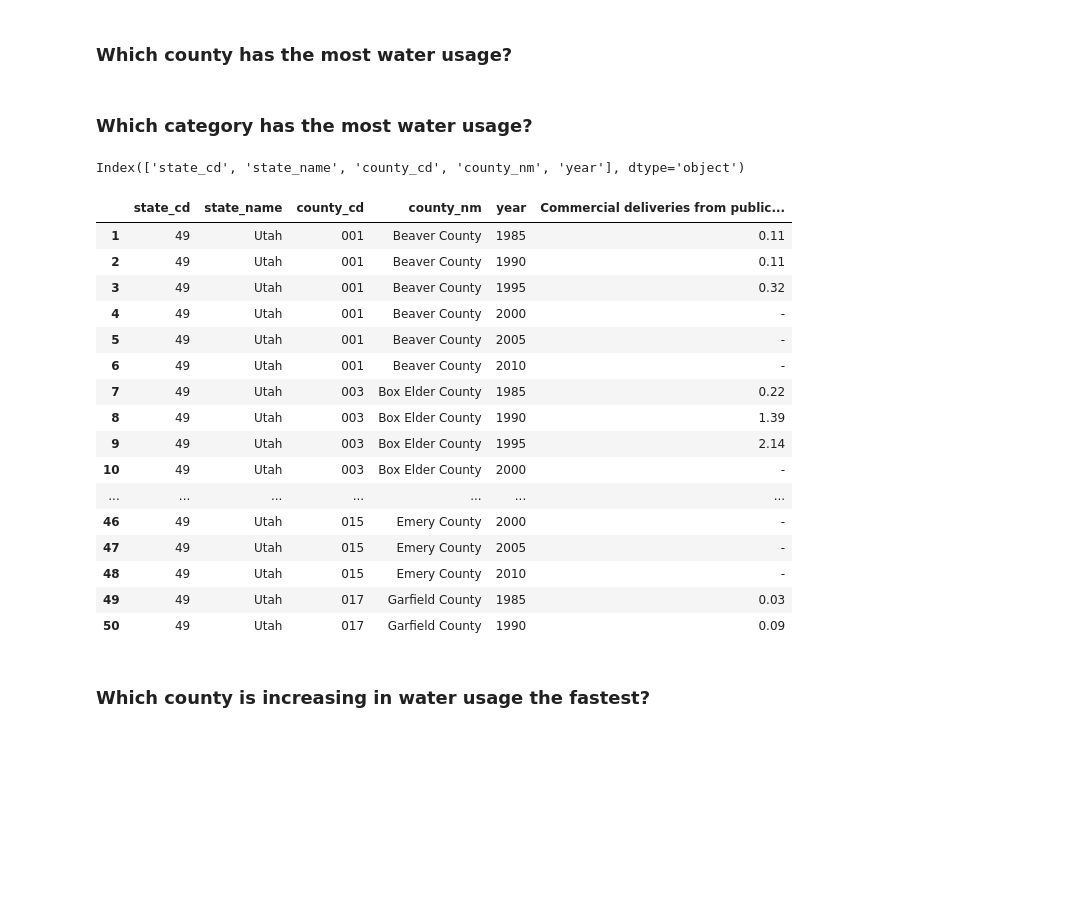
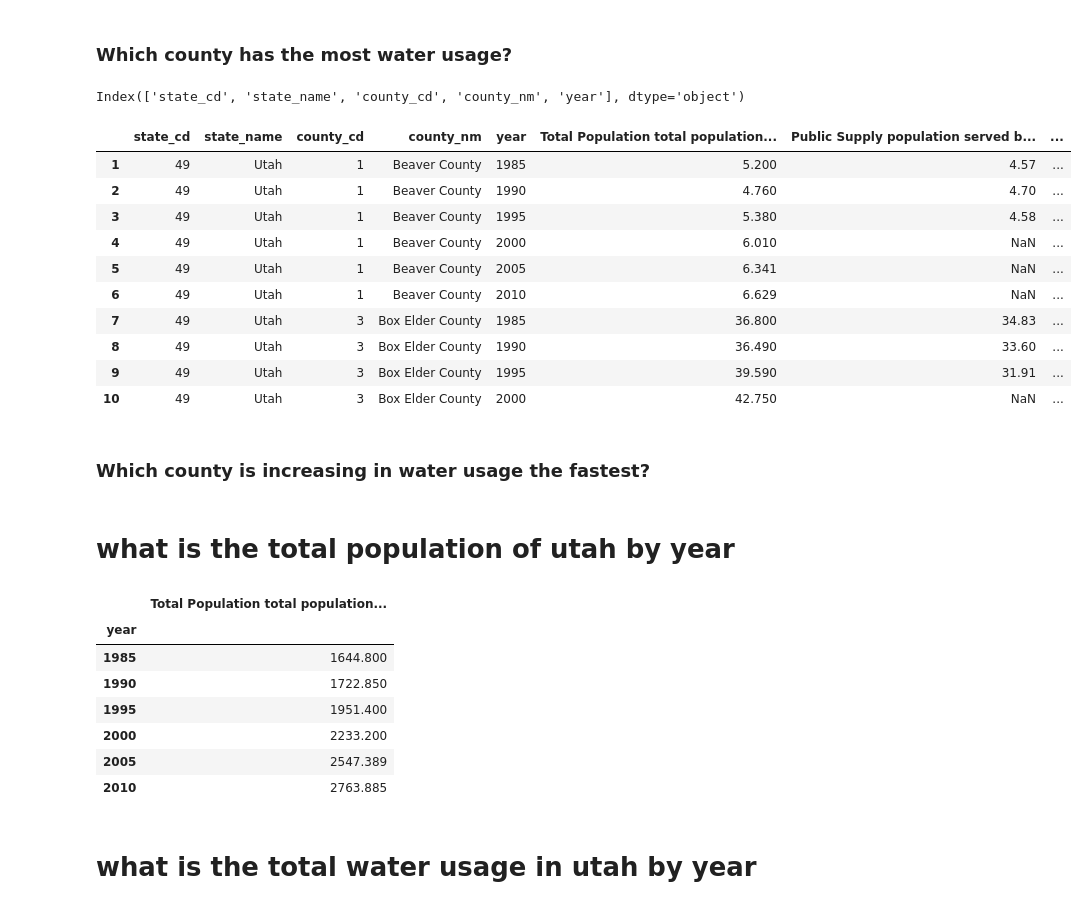
Before and after one commit to FrontAnalyticsInc/data_analytics_course, a Jupyter notebook: Projects/01-clouseau/water_use_data_prasing.ipynb, the cells around one changed output. Drawn from its saved outputs; the diff is of its cells as text; code cells hidden in the pictures; blank space fills up the shorter version.

```diff
--- a/Projects/01-clouseau/water_use_data_prasing.ipynb
+++ b/Projects/01-clouseau/water_use_data_prasing.ipynb
@@ -70,3 +51,9 @@ Index(['state_cd', 'state_name', 'county_cd', 'county_nm', 'year',
+# %%
+# first find and replace all the - with blank
+df = df.replace('-','')
+
+# then attempt to conver all columns to numeric
+df = df.apply( lambda x: pd.to_numeric(x, errors='ignore') )
 # %%
 df.state_name.unique()
 # %% [output]
@@ -107,31 +97,25 @@ list(df.columns)
 ### How many columns are in Millions of Gallons per day (Mgal/d)?
 # %% [markdown]
 ### Which county has the most water usage?
-# %% [markdown]
-### Which category has the most water usage?
 # %%
 df.columns[:5]
 # %% [output]
 Index(['state_cd', 'state_name', 'county_cd', 'county_nm', 'year'], dtype='object')
 # %%
-df[list(df.columns[:5]) + ['Commercial deliveries from public supply, in Mgal/d']].head(50)
+df[list(df.columns[:10]) + ['Commercial deliveries from public supply, in Mgal/d']].head(10)
 # %% [output]
-|  | state_cd | state_name | county_cd | county_nm | year | Commercial deliveries from public... |
-| 1 | 49 | Utah | 001 | Beaver County | 1985 | 0.11 |
-| 2 | 49 | Utah | 001 | Beaver County | 1990 | 0.11 |
-| 3 | 49 | Utah | 001 | Beaver County | 1995 | 0.32 |
-| 4 | 49 | Utah | 001 | Beaver County | 2000 | - |
-| 5 | 49 | Utah | 001 | Beaver County | 2005 | - |
-| 6 | 49 | Utah | 001 | Beaver County | 2010 | - |
-| 7 | 49 | Utah | 003 | Box Elder County | 1985 | 0.22 |
-| 8 | 49 | Utah | 003 | Box Elder County | 1990 | 1.39 |
-| 9 | 49 | Utah | 003 | Box Elder County | 1995 | 2.14 |
-| 10 | 49 | Utah | 003 | Box Elder County | 2000 | - |
-| ... | ... | ... | ... | ... | ... | ... |
-| 46 | 49 | Utah | 015 | Emery County | 2000 | - |
-| 47 | 49 | Utah | 015 | Emery County | 2005 | - |
-| 48 | 49 | Utah | 015 | Emery County | 2010 | - |
-| 49 | 49 | Utah | 017 | Garfield County | 1985 | 0.03 |
-| 50 | 49 | Utah | 017 | Garfield County | 1990 | 0.09 |
+|  | state_cd | state_name | county_cd | county_nm | year | Total Population total population... | Public Supply population served b... | ... |
+| 1 | 49 | Utah | 1 | Beaver County | 1985 | 5.200 | 4.57 | ... |
+| 2 | 49 | Utah | 1 | Beaver County | 1990 | 4.760 | 4.70 | ... |
+| 3 | 49 | Utah | 1 | Beaver County | 1995 | 5.380 | 4.58 | ... |
+| 4 | 49 | Utah | 1 | Beaver County | 2000 | 6.010 | NaN | ... |
+| 5 | 49 | Utah | 1 | Beaver County | 2005 | 6.341 | NaN | ... |
+| 6 | 49 | Utah | 1 | Beaver County | 2010 | 6.629 | NaN | ... |
+| 7 | 49 | Utah | 3 | Box Elder County | 1985 | 36.800 | 34.83 | ... |
+| 8 | 49 | Utah | 3 | Box Elder County | 1990 | 36.490 | 33.60 | ... |
+| 9 | 49 | Utah | 3 | Box Elder County | 1995 | 39.590 | 31.91 | ... |
+| 10 | 49 | Utah | 3 | Box Elder County | 2000 | 42.750 | NaN | ... |
 # %% [markdown]
 ### Which county is increasing in water usage the fastest?
+# %% [markdown]
+# what is the total population of utah by year
@@ -137,0 +125,15 @@ df[list(df.columns[:5]) + ['Commercial deliveries from public supply, in Mgal/d'
+# %%
+pd.pivot_table(df,index=["year"],
+               values=["Total Population total population of area, in thousands"],
+               aggfunc=np.sum)
+# %% [output]
+|  | Total Population total population... |
+| year |  |
+| 1985 | 1644.800 |
+| 1990 | 1722.850 |
+| 1995 | 1951.400 |
+| 2000 | 2233.200 |
+| 2005 | 2547.389 |
+| 2010 | 2763.885 |
+# %% [markdown]
+# what is the total water usage in utah by year
```
Also changed, not shown: parts of 34 cells of this notebook.
